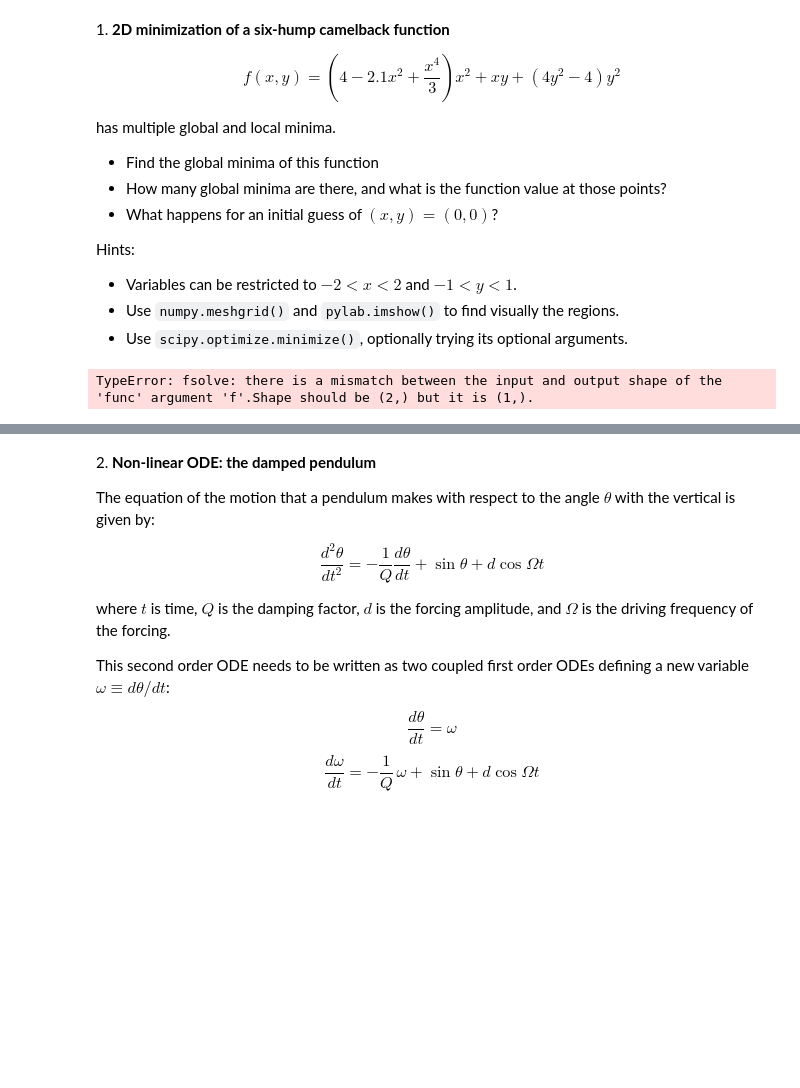
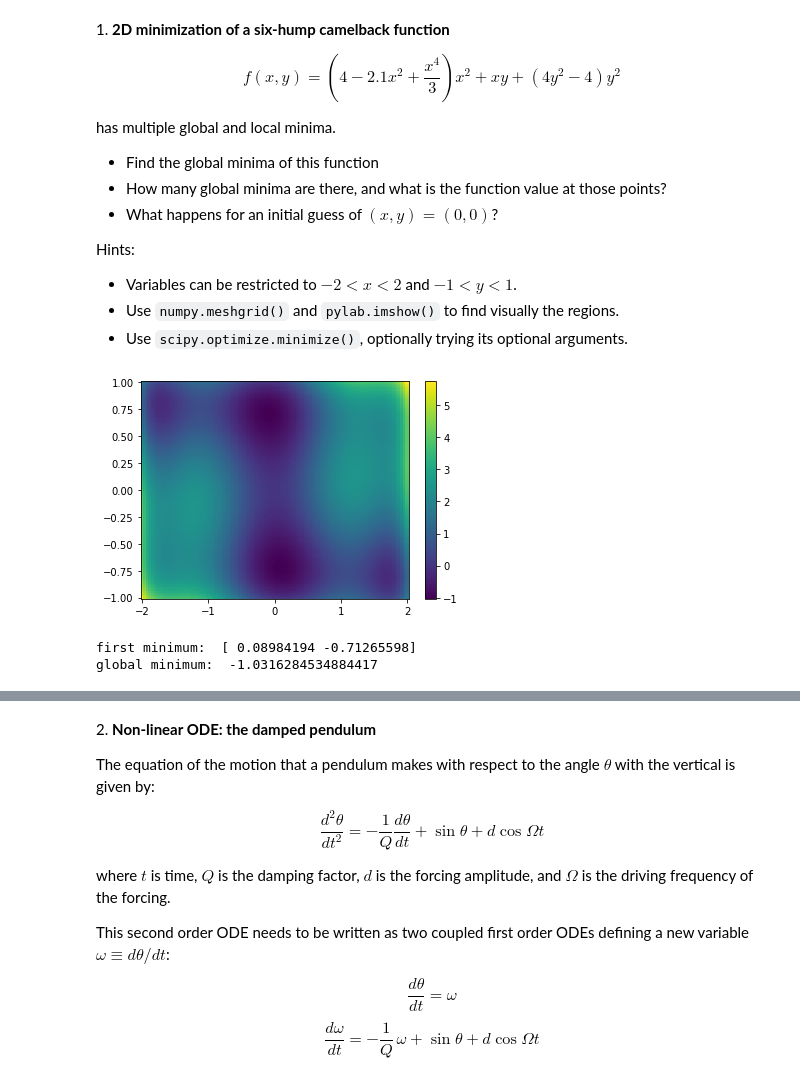
Before and after one commit to rubenzatini/ScientificComputingWithPython2022, a Jupyter notebook: 09ex_numerical.ipynb, the cells around one changed output, grey strips where cells are left out. Saved outputs shown, nothing was run; the diff lists cells and outputs as text; code cells hidden in the pictures; blank space fills up the shorter version.

```diff
--- a/09ex_numerical.ipynb
+++ b/09ex_numerical.ipynb
@@ -14,14 +14,42 @@ Hints:
 * Variables can be restricted to $-2 < x < 2$ and $-1 < y < 1$.
 * Use `numpy.meshgrid()` and `pylab.imshow()` to find visually the regions.
 * Use `scipy.optimize.minimize()`, optionally trying its optional arguments.
-# %%
-import numpy as np
-import matplotlib.pyplot as plt
-from scipy import optimize
-
-def f(x):
-    return [(4 - 1.2*x[0]**2 + x[0]**4/3) * x[0]**2 + x[0]*x[1] + (4*x[1]**2-4)*x[1]**2]
-
-solutions = optimize.root(fun=f, x0=(0.5, 0.5))
-# %% [output]
-TypeError: fsolve: there is a mismatch between the input and output shape of the 'func' argument 'f'.Shape should be (2,) but it is (1,).
+# %%
+import numpy as np
+import matplotlib.pyplot as plt
+import pylab
+import scipy
+from scipy import optimize
+
+#Define the function
+def f(v):
+    x, y = v
+    return (4 - 2.1 * x**2 + (x**4) / 3) * x**2 + x*y + (4*y**2 - 4)*y**2
+
+#Create the grid
+N=100
+x = np.linspace(-2, 2, N)
+y = np.linspace(-1, 1, N)
+X, Y = np.meshgrid(x,y, indexing='xy')
+
+Z = f([X, Y])
+
+#plot the region
+plt.figure()
+plt.pcolor(X, Y, Z)
+plt.colorbar()
+plt.show()
+
+#there appear to be two global minima, symmetrical with respect to the origin
+#(indeed the system enjoys Z2 x Z2 symmetry)
+
+#find the solution, using (0.1, -1) as initial guess
+minimum = optimize.minimize(f, x0=(0.1, -1))
+print("first minimum: ", minimum['x'], "\nglobal minimum: ", f(minimum['x']))
+
+#the other solution can be found simply swapping the sign to both x and y
+#f() value in that point does not change.
+# %% [output]
+[figure, added]
+first minimum:  [ 0.08984194 -0.71265598]
+global minimum:  -1.0316284534884417
```
Also changed, not shown: parts of 12 cells of this notebook, 4 other files.
